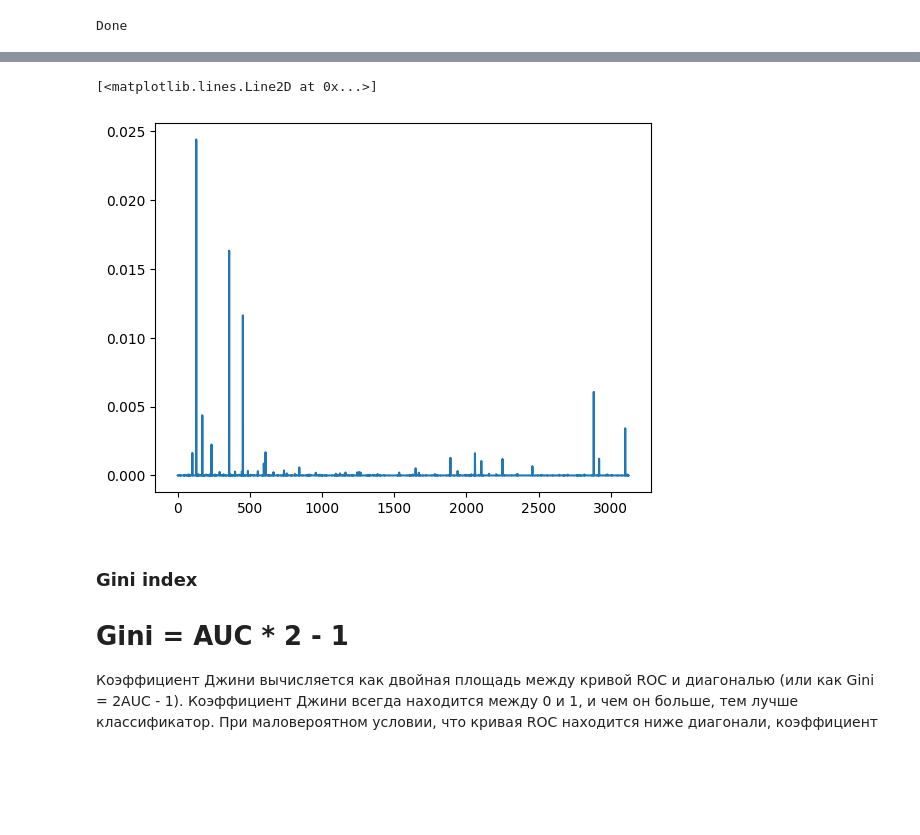
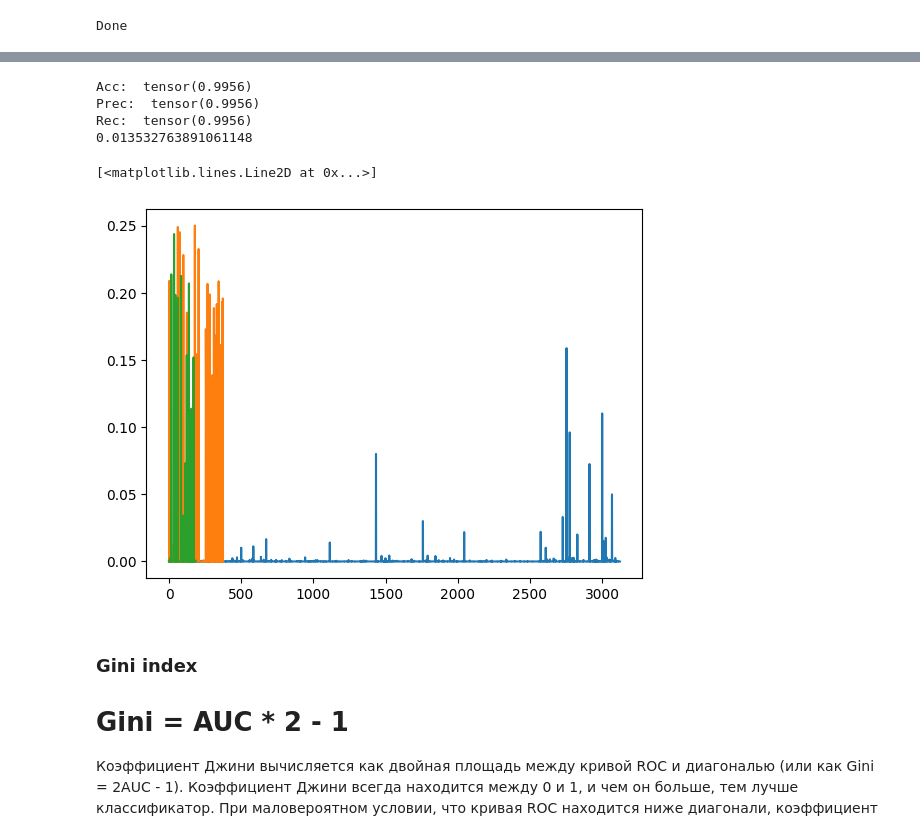
Before and after one commit to VakhromeevaKate/ds-in-medicine, a Jupyter notebook: medMNISTClassification.ipynb, the cells around one changed output, grey strips where cells are left out. Cells and saved outputs as stored; diff of their text form; code cells hidden in the pictures; blank space fills up the shorter version.

```diff
--- a/medMNISTClassification.ipynb
+++ b/medMNISTClassification.ipynb
@@ -76,7 +76,7 @@ Accuracy = MulticlassAccuracy(num_classes=num_classes).to(device)
 Precision = MulticlassPrecision(num_classes=num_classes).to(device)
 Recall = MulticlassRecall(num_classes=num_classes).to(device)
 # %%
-for e in range(10):
+for e in range(2):
     print(f"Epoch: {e + 1}")
     loss_train = []
     loss_test = []
@@ -99,7 +99,6 @@ for e in range(10):
     print("Acc: ", Accuracy.compute())
     print("Prec: ", Precision.compute())
     print("Rec: ", Recall.compute())
-    print("MClsROC: ", MClsROC.compute())
 
     print(np.mean(loss_train))
     model.eval()
@@ -116,10 +115,6 @@ for e in range(10):
     print("Acc: ", Accuracy.compute())
     print("Prec: ", Precision.compute())
     print("Rec: ", Recall.compute())
-    print("MClsROC: ", MClsROC.compute())
     print(np.mean(loss_test))
-
-    if Accuracy.compute() < 0.00001:
-        break
 # %% [output]
 Epoch: 1
@@ -301,9 +144,34 @@ Error:
+# %%
+loss_valid = []
+
+for x, y in tqdm(valid_loader):
+    with torch.no_grad():
+            x, y = x.to(device), y.to(device)
+            predict = model(x)
+            l = loss_f(predict, y)
+            loss_valid.append(float(l.item()))
+            Accuracy.update(predict, y)
+            Precision.update(predict, y)
+            Recall.update(predict, y)
+
+print("Acc: ", Accuracy.compute())
+print("Prec: ", Precision.compute())
+print("Rec: ", Recall.compute())
+
+print(np.mean(loss_valid))
+# %% [output]
+Acc:  tensor(0.9956)
+Prec:  tensor(0.9956)
+Rec:  tensor(0.9956)
+0.013532763891061148
 # %%
 import matplotlib.pyplot as plt
 plt.plot(loss_train)
+plt.plot(loss_test)
+plt.plot(loss_valid)
 # %% [output]
 [<matplotlib.lines.Line2D at 0x...>]
-[figure, old version]
+[figure, new version]
 # %% [markdown]
 ### Gini index
 
```
Also changed, not shown: parts of 11 cells of this notebook, 2 other files.
